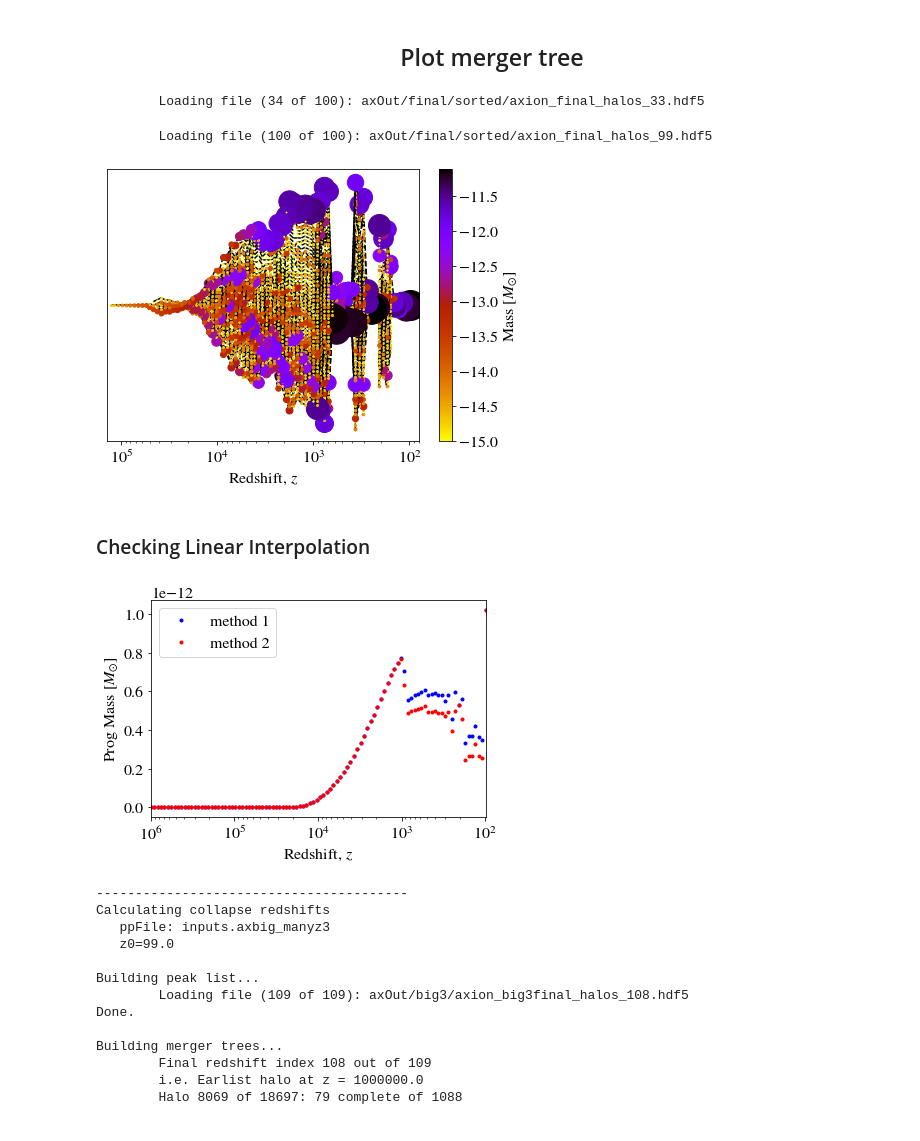
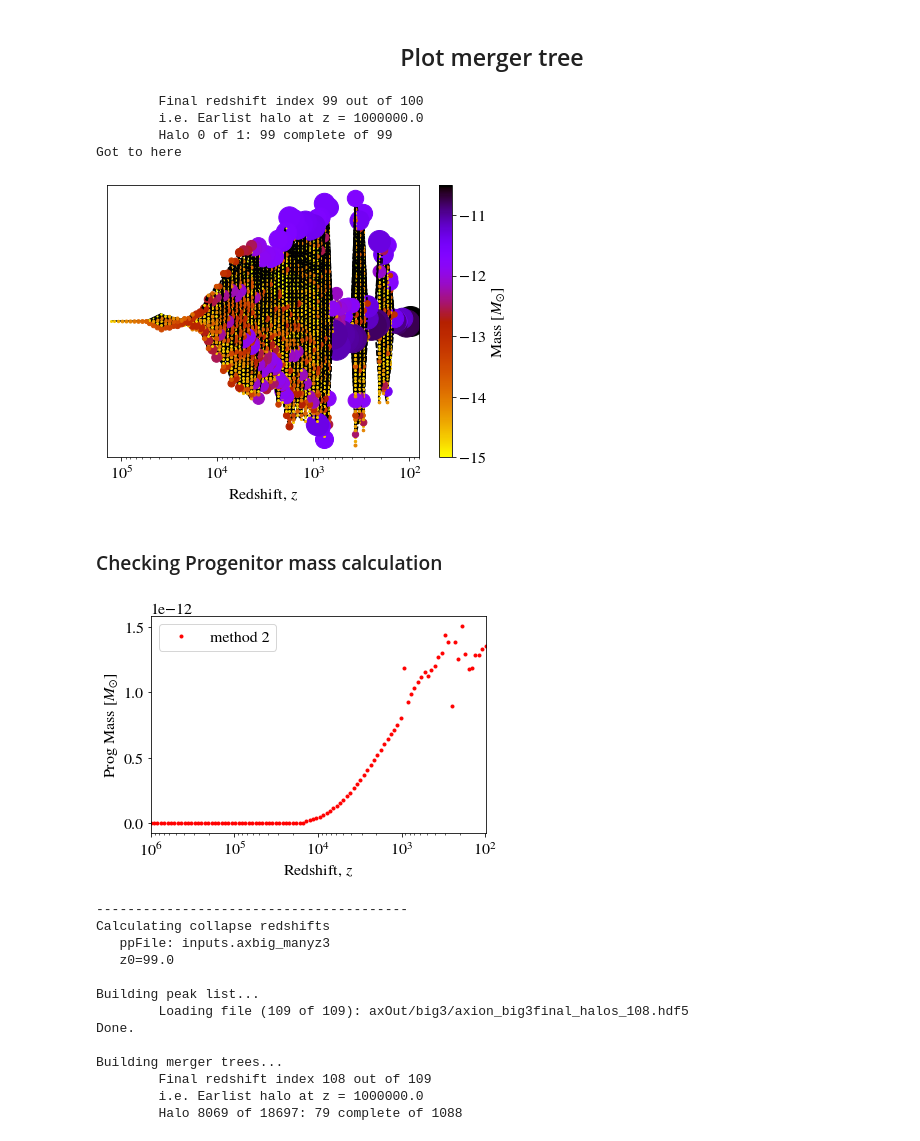
Before and after one commit to David-Ellis/m3p_merger, a Jupyter notebook: MergerTree.ipynb, the cells around one changed output. Drawn from its saved outputs; the diff is of its cells as text; code cells hidden in the pictures.

```diff
--- a/MergerTree.ipynb
+++ b/MergerTree.ipynb
@@ -67,29 +68,43 @@ m3p_merger.plotMergerPatches(out2[0][::10], ppFile, cmap = "viridis")
 # %%
 importlib.reload(m3p_merger)
 ppFile = "inputs.ax_stitched"
-peak_list_main, boxsize = m3p_merger.MakePeakList(ppFile,startIndex = 0, printOutput = True)
 index = 185
 
-out2 = m3p_merger.BuildMergerTree2(peak_list_main, ppFile, final_halos_indicies = index)
+# # Plot merger tree using 'normal' mass
+# peak_list_main, boxsize = m3p_merger.MakePeakList(ppFile,startIndex = 0, massType = "normal")
+# out2 = m3p_merger.BuildMergerTree2(peak_list_main, ppFile, final_halos_indicies = index)
+# fig = m3p_merger.plotMergerTree(out2[0], ppFile, startIndex=0, font_size = 16, log = True,
+#                           colorbar=True, colorbar_title = "Mass [$M_{\odot}$]")
+# plt.show()
+
+# Plot merger tree using 'unstripped' mass
+peak_list_main, boxsize = m3p_merger.MakePeakList(ppFile,startIndex = 0, massType = "unstripped")
+out2 = m3p_merger.BuildMergerTree2(peak_list_main, ppFile, final_halos_indicies = index,
+                                   printOutput = True)
+print("Got to here")
 fig = m3p_merger.plotMergerTree(out2[0], ppFile, startIndex=0, font_size = 16, log = True,
                           colorbar=True, colorbar_title = "Mass [$M_{\odot}$]")
 # %% [output]
-        Loading file (34 of 100): axOut/final/sorted/axion_final_halos_33.hdf5
+        Final redshift index 99 out of 100
+        i.e. Earlist halo at z = 1000000.0
+        Halo 0 of 1: 99 complete of 99
+Got to here
-        Loading file (100 of 100): axOut/final/sorted/axion_final_halos_99.hdf5
-[figure, old version]
+[figure, new version]
 # %% [markdown]
-<h3>Checking Linear Interpolation</h3>
+<h3>Checking Progenitor mass calculation</h3>
 # %%
 importlib.reload(m3p_merger)
 ppFile = "inputs.ax_stitched"
 
 halo_index = 488
-f = 0
 
-out = m3p_merger.BuildMergerTree(peak_list_main, ppFile, final_halos_indicies = halo_index)
-zCol, ProgMass, z = m3p_merger.FindCollapseRedshift(out[0], f, ppFile,startIndex = 0, interp = "None")
-plt.semilogx(z, ProgMass, 'b.', ms=6, label = "method 1")
+f = 0.01
+# peak_list_main, boxsize = m3p_merger.MakePeakList(ppFile,startIndex = 0, massType = "normal")
+# out = m3p_merger.BuildMergerTree2(peak_list_main, ppFile, final_halos_indicies = halo_index)
+# zCol, ProgMass, z = m3p_merger.FindCollapseRedshift(out[0], f, ppFile,startIndex = 0, interp = "None")
+# plt.semilogx(z, ProgMass, 'b.', ms=6, label = "method 1")
 
+peak_list_main, boxsize = m3p_merger.MakePeakList(ppFile,startIndex = 0, massType = "unstripped")
 out = m3p_merger.BuildMergerTree2(peak_list_main, ppFile, final_halos_indicies = halo_index)
 zCol, ProgMass, z = m3p_merger.FindCollapseRedshift(out[0], f, ppFile,startIndex = 0, interp = "None")
 plt.semilogx(z, ProgMass, 'r.', ms=6, label ="method 2")
@@ -101,7 +116,7 @@ plt.xlabel("Redshift, $z$")
 
 np.save("./FinalGraphs/Data/MassGrowth.npy", [z, ProgMass, zCol])
 # %% [output]
-[figure, old version]
+[figure, new version]
 # %%
 importlib.reload(m3p_merger)
 ppFile = "inputs.axbig_manyz3"
```
Also changed, not shown: parts of 1 cell of this notebook, 2 other files.
